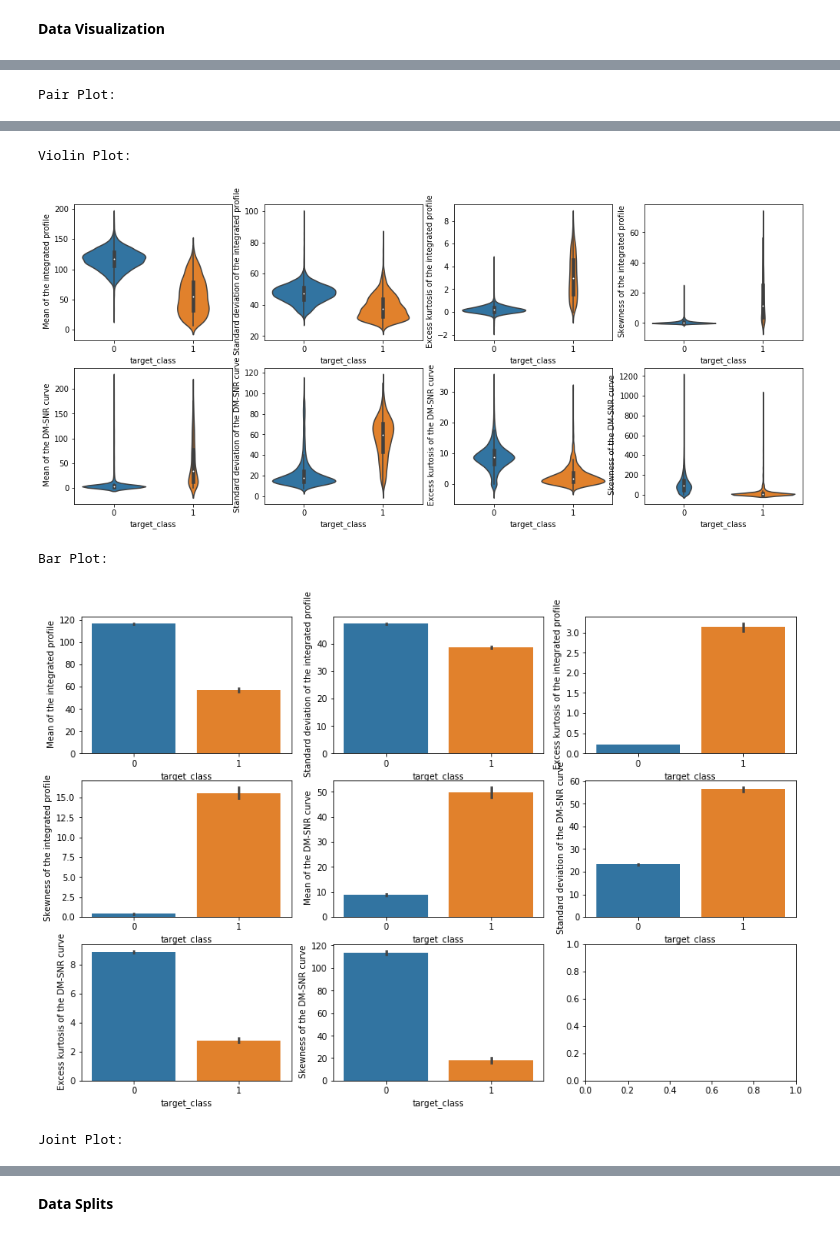
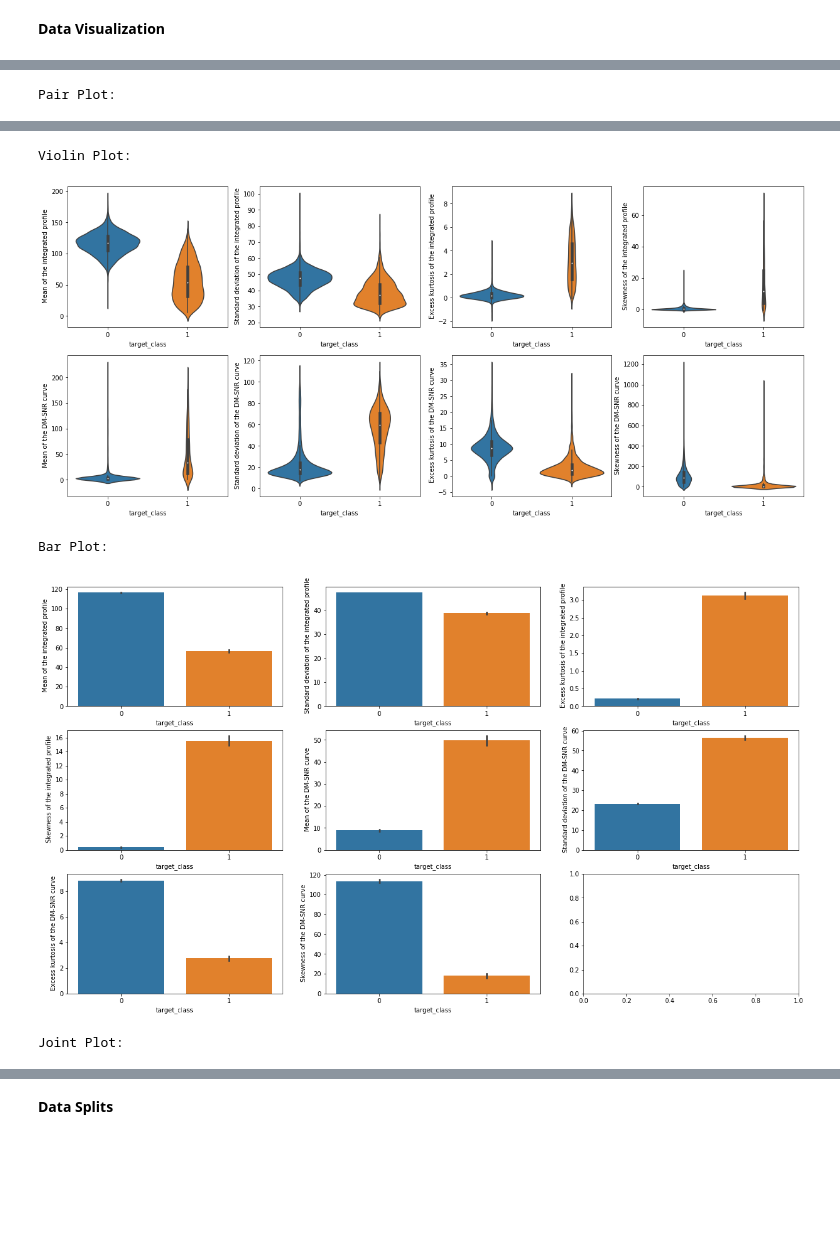
Before and after one commit to bahadirbasaran/pulsar-detection-kaggle-competition, a Jupyter notebook: main.ipynb, the cells around one changed output, grey strips where cells are left out. Cells and saved outputs as stored; diff of their text form; code cells hidden in the pictures; blank space fills up the shorter version.

```diff
--- a/main.ipynb
+++ b/main.ipynb
@@ -148,7 +148,7 @@ datasetStats = dataset.describe()
 
 # Correlation Matrix Heatmap
 print("\n\nCorrelation Matrix Heatmap:\n\n")
-_, ax = plt.subplots(figsize = (10,10))
+_, ax = plt.subplots(figsize = (7,7))
 hm = sb.heatmap(dataset.corr(), annot = True, linewidths=.5, fmt = ".3f", ax=ax)
 bottom, top = hm.get_ylim()
 hm.set_ylim(bottom + 0.5, top - 0.5)
@@ -165,7 +165,7 @@ plt.show()
 
 # Violin Plot
 print("\n\nViolin Plot:\n\n")
-plt.figure(figsize=(17,15))
+plt.figure(figsize=(21,19))
 for i in range(8):
     plt.subplot(4,4,i+1)
     sb.violinplot(data=dataset, y=dataset.columns[i], x="target_class")
@@ -173,7 +173,7 @@ plt.show()
 
 # Bar Plot
 print("\n\nBar Plot:\n\n")
-_, ax1 = plt.subplots(3,3, figsize=(15,10))
+_, ax1 = plt.subplots(3,3, figsize=(21,12))
 k = 0
 for i in range(3):
     for j in range(3):
@@ -183,8 +183,8 @@ for i in range(3):
 plt.show()
 
 # Joint Plot
-print("\n\nJoint Plot:\n\n")
-sb.jointplot(x=dataset.columns[0], y=dataset.columns[1], data=dataset, kind='kde', height=8)
+print("\n\nJoint Plot:\n")
+sb.jointplot(x=dataset.columns[0], y=dataset.columns[1], data=dataset, kind='kde', height=7)
 plt.show()
 # %% [output]
 Dataset Summary:
@@ -210,7 +210,7 @@ Correlation Matrix Heatmap:
 Pair Plot:
 [figure]
 Violin Plot:
-[figure, old version]
+[figure, new version]
 Bar Plot:
-[figure, old version]
+[figure, new version]
 Joint Plot:
```
Also changed, not shown: parts of 1 cell of this notebook.
